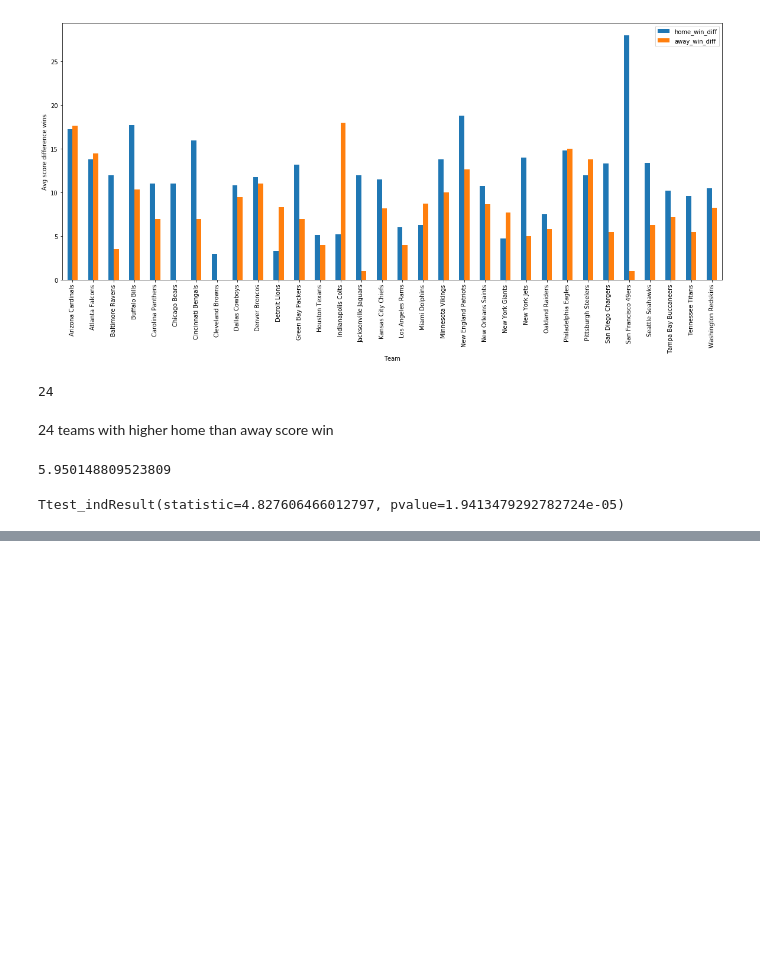
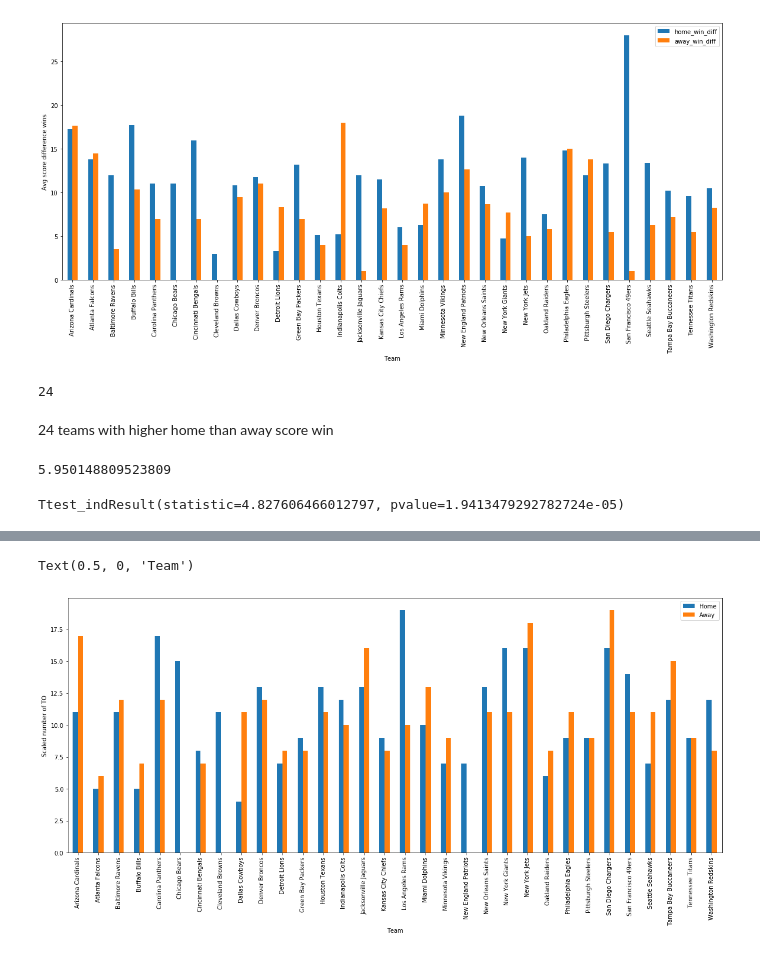
Before and after one commit to bsuwirjo/cogs108FinalProject, a Jupyter notebook: Football.ipynb, the cells around one changed output, grey strips where cells are left out. Drawn from its saved outputs; the diff is of its cells as text; code cells hidden in the pictures; blank space fills up the shorter version.

```diff
--- a/Football.ipynb
+++ b/Football.ipynb
@@ -119,0 +131,16 @@ Ttest_indResult(statistic=4.827606466012797, pvalue=1.9413479292782724e-05)
+# %%
+df_TO_mean_home = df_home.groupby('Winner/tie')['TOW'].sum() + df_away.groupby('Loser/tie')['TOL'].sum()
+df_TO_mean_away = df_away.groupby('Winner/tie')['TOW'].sum() + df_home.groupby('Loser/tie')['TOL'].sum()
+
+df_TO_mean = pd.DataFrame({'Home': df_TO_mean_home, 'Away': df_TO_mean_away})
+df_TO_mean.fillna(0, inplace=True)
+
+#df_TO_mean['Home'] = df_TO_mean['Home']/df_TO_mean['Home'].max()
+#df_TO_mean['Away'] = df_TO_mean['Away']/df_TO_mean['Away'].max()
+
+mean_hist = df_TO_mean[['Home', 'Away']].plot.bar(figsize=(20,8))
+mean_hist.set_ylabel("Scaled number of TO")
+mean_hist.set_xlabel("Team")
+# %% [output]
+Text(0.5, 0, 'Team')
+[figure, added]
```
Also changed, not shown: parts of 3 cells of this notebook.
